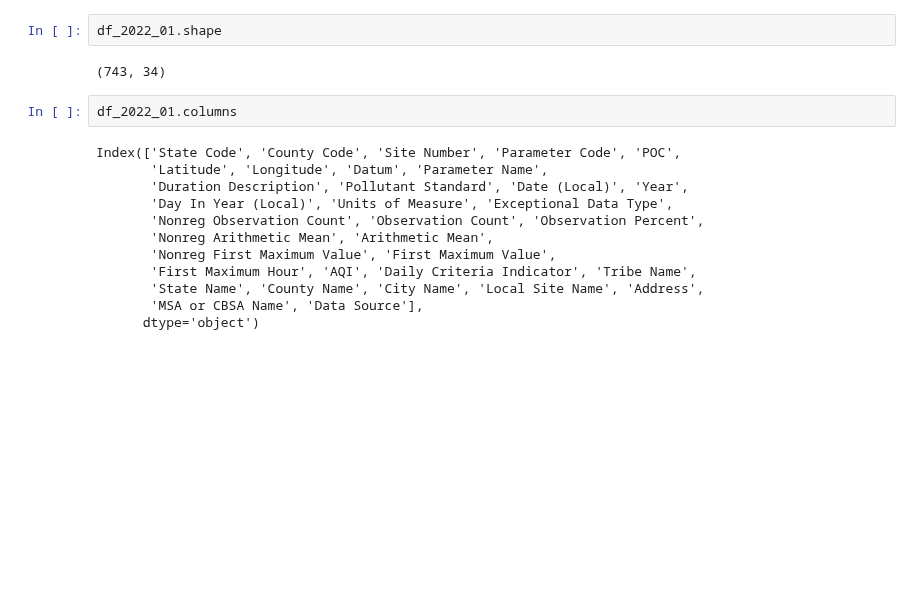
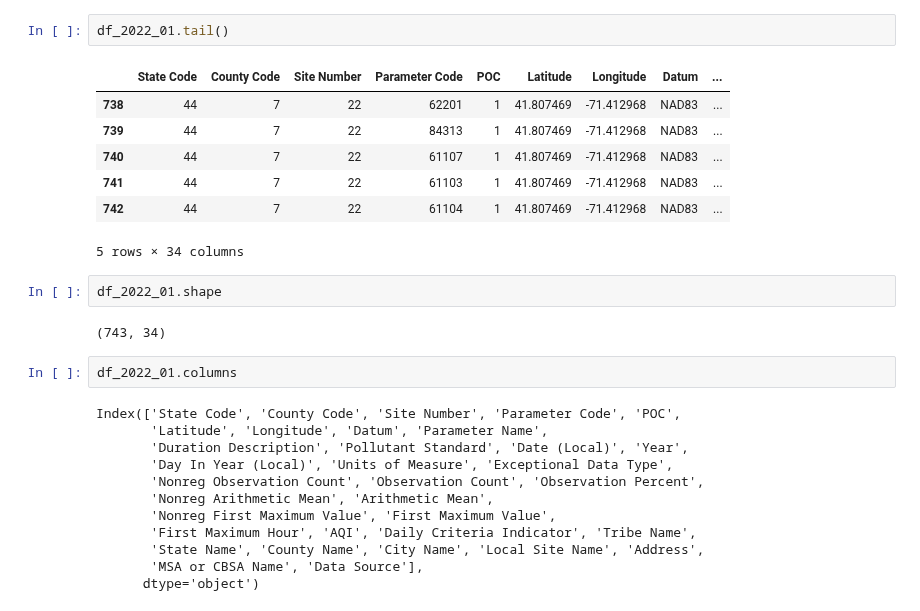
Before and after one commit to brown-ccv/ccv-bootcamp-python-2023, a Jupyter notebook: notebooks/1.0-gtd-eda-walkthrough.ipynb, the cells around one changed output. Drawn from its saved outputs; the diff is of its cells as text; blank space fills up the shorter version.

```diff
--- a/notebooks/1.0-gtd-eda-walkthrough.ipynb
+++ b/notebooks/1.0-gtd-eda-walkthrough.ipynb
@@ -126,3 +161,13 @@ Here are a few useful methods to inspect a dataframe:
+# %%
+df_2022_01.tail()
+# %% [output]
+|  | State Code | County Code | Site Number | Parameter Code | POC | Latitude | Longitude | Datum | ... |
+| 738 | 44 | 7 | 22 | 62201 | 1 | 41.807469 | -71.412968 | NAD83 | ... |
+| 739 | 44 | 7 | 22 | 84313 | 1 | 41.807469 | -71.412968 | NAD83 | ... |
+| 740 | 44 | 7 | 22 | 61107 | 1 | 41.807469 | -71.412968 | NAD83 | ... |
+| 741 | 44 | 7 | 22 | 61103 | 1 | 41.807469 | -71.412968 | NAD83 | ... |
+| 742 | 44 | 7 | 22 | 61104 | 1 | 41.807469 | -71.412968 | NAD83 | ... |
+5 rows × 34 columns
 # %%
 df_2022_01.shape
 # %% [output]
```
Also changed, not shown: parts of 26 cells of this notebook.
